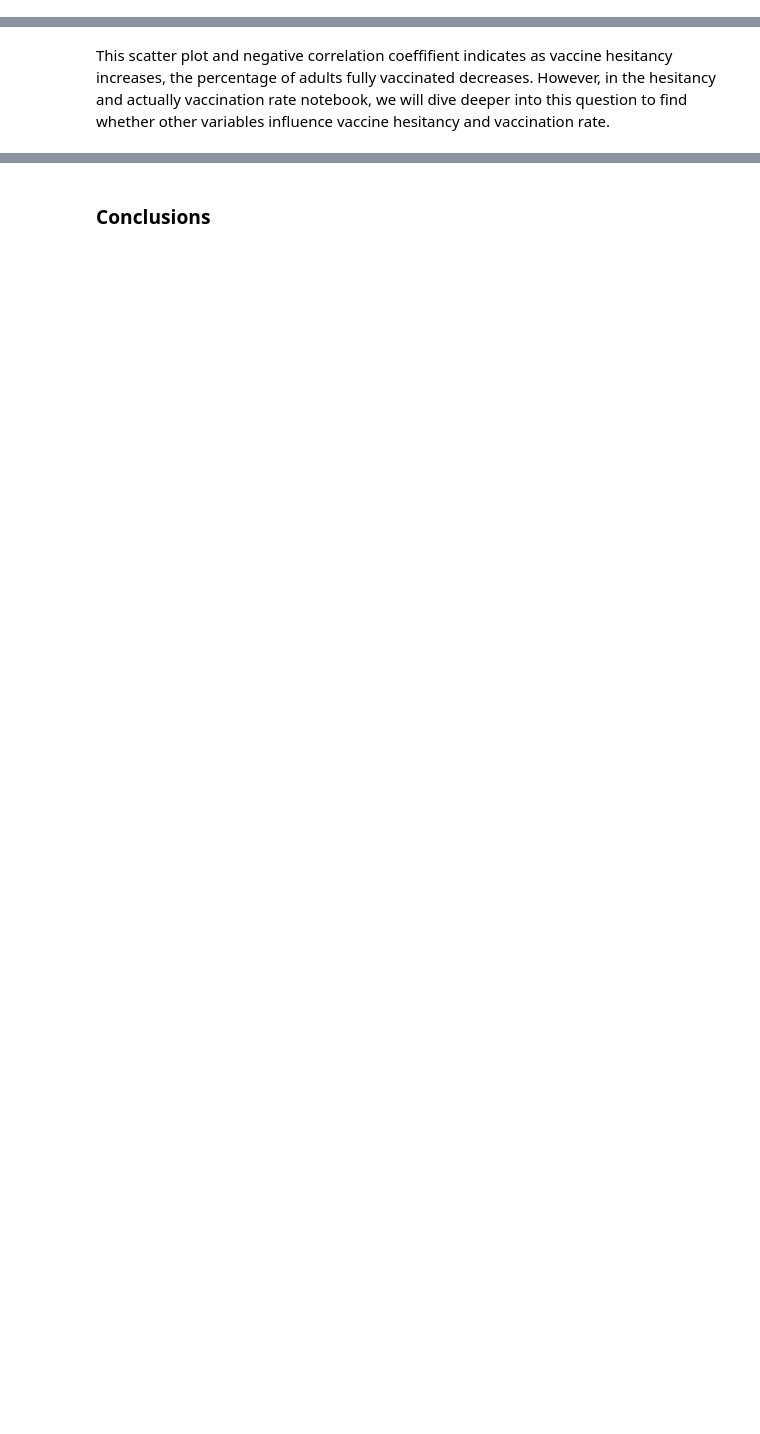
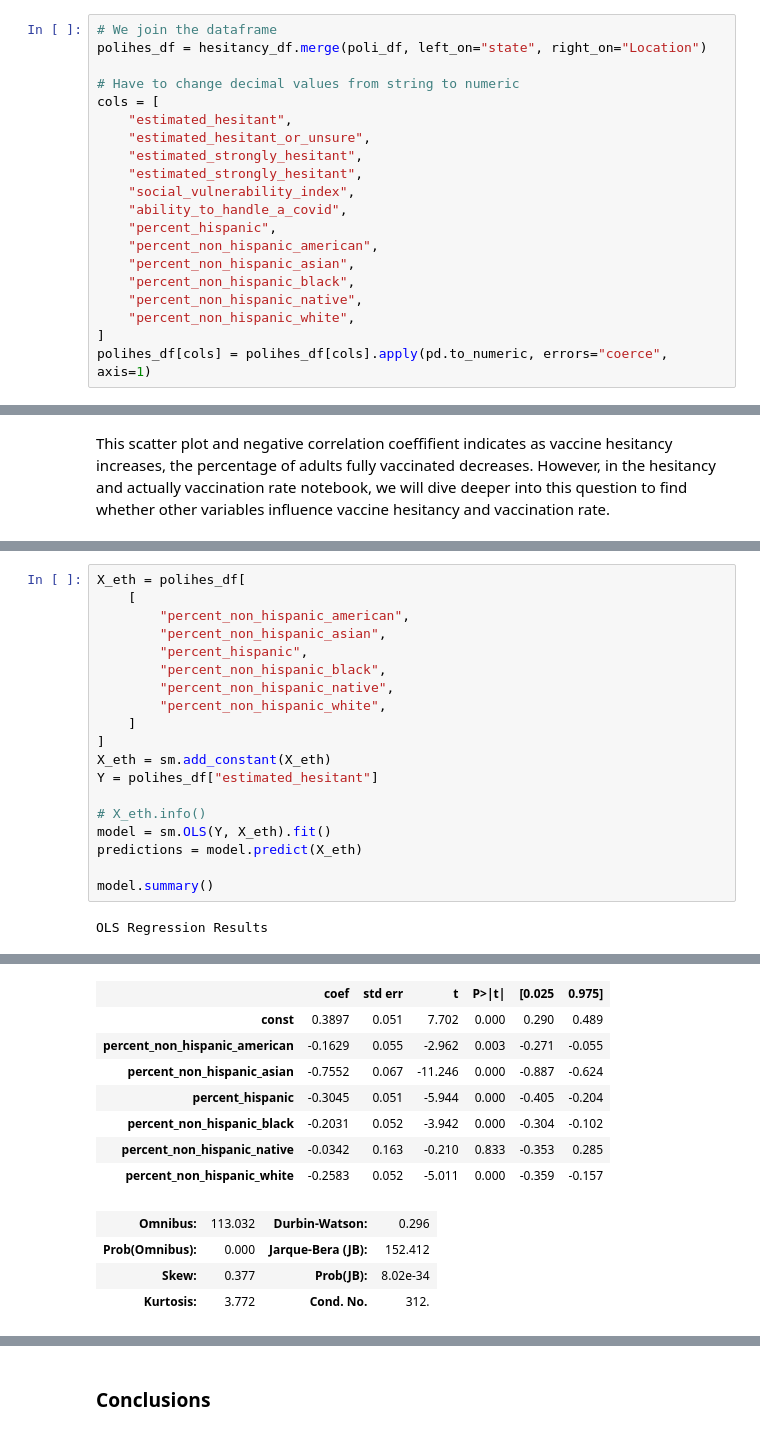
Before and after one commit to gspiga/STAT141Bfinal, a Jupyter notebook: CDC Vaccine Hesitancy Master.ipynb, the cells around one changed output, grey strips where cells are left out. Saved outputs shown, nothing was run; the diff lists cells and outputs as text; blank space fills up the shorter version.

```diff
--- a/CDC Vaccine Hesitancy Master.ipynb
+++ b/CDC Vaccine Hesitancy Master.ipynb
@@ -305,3 +326,23 @@ hesitancy_vaccination_state_df['total_hesitancy'] = hesitancy_vaccination_state_
+# %%
+# We join the dataframe
+polihes_df = hesitancy_df.merge(poli_df, left_on="state", right_on="Location")
+
+# Have to change decimal values from string to numeric
+cols = [
+    "estimated_hesitant",
+    "estimated_hesitant_or_unsure",
+    "estimated_strongly_hesitant",
+    "estimated_strongly_hesitant",
+    "social_vulnerability_index",
+    "ability_to_handle_a_covid",
+    "percent_hispanic",
+    "percent_non_hispanic_american",
+    "percent_non_hispanic_asian",
+    "percent_non_hispanic_black",
+    "percent_non_hispanic_native",
+    "percent_non_hispanic_white",
+]
+polihes_df[cols] = polihes_df[cols].apply(pd.to_numeric, errors="coerce", axis=1)
 # %% [markdown]
 <a id="data-visualization"></a>
 ### Visualizing the Data
@@ -493,0 +487,21 @@ MannwhitneyuResult(statistic=690925.5, pvalue=5.521208427540638e-91)
+# %%
+X_eth = polihes_df[
+    [
+        "percent_non_hispanic_american",
+        "percent_non_hispanic_asian",
+        "percent_hispanic",
+        "percent_non_hispanic_black",
+        "percent_non_hispanic_native",
+        "percent_non_hispanic_white",
+    ]
+]
+X_eth = sm.add_constant(X_eth)
+Y = polihes_df["estimated_hesitant"]
+
+# X_eth.info()
+model = sm.OLS(Y, X_eth).fit()
+predictions = model.predict(X_eth)
+
+model.summary()
+# %% [output]
+OLS Regression Results
@@ -493,0 +517,12 @@ MannwhitneyuResult(statistic=690925.5, pvalue=5.521208427540638e-91)
+|  | coef | std err | t | P>|t| | [0.025 | 0.975] |
+| const | 0.3897 | 0.051 | 7.702 | 0.000 | 0.290 | 0.489 |
+| percent_non_hispanic_american | -0.1629 | 0.055 | -2.962 | 0.003 | -0.271 | -0.055 |
+| percent_non_hispanic_asian | -0.7552 | 0.067 | -11.246 | 0.000 | -0.887 | -0.624 |
+| percent_hispanic | -0.3045 | 0.051 | -5.944 | 0.000 | -0.405 | -0.204 |
+| percent_non_hispanic_black | -0.2031 | 0.052 | -3.942 | 0.000 | -0.304 | -0.102 |
+| percent_non_hispanic_native | -0.0342 | 0.163 | -0.210 | 0.833 | -0.353 | 0.285 |
+| percent_non_hispanic_white | -0.2583 | 0.052 | -5.011 | 0.000 | -0.359 | -0.157 |
+| Omnibus: | 113.032 | Durbin-Watson: | 0.296 |
+| Prob(Omnibus): | 0.000 | Jarque-Bera (JB): | 152.412 |
+| Skew: | 0.377 | Prob(JB): | 8.02e-34 |
+| Kurtosis: | 3.772 | Cond. No. | 312. |
```
Also changed, not shown: parts of 23 cells of this notebook.
